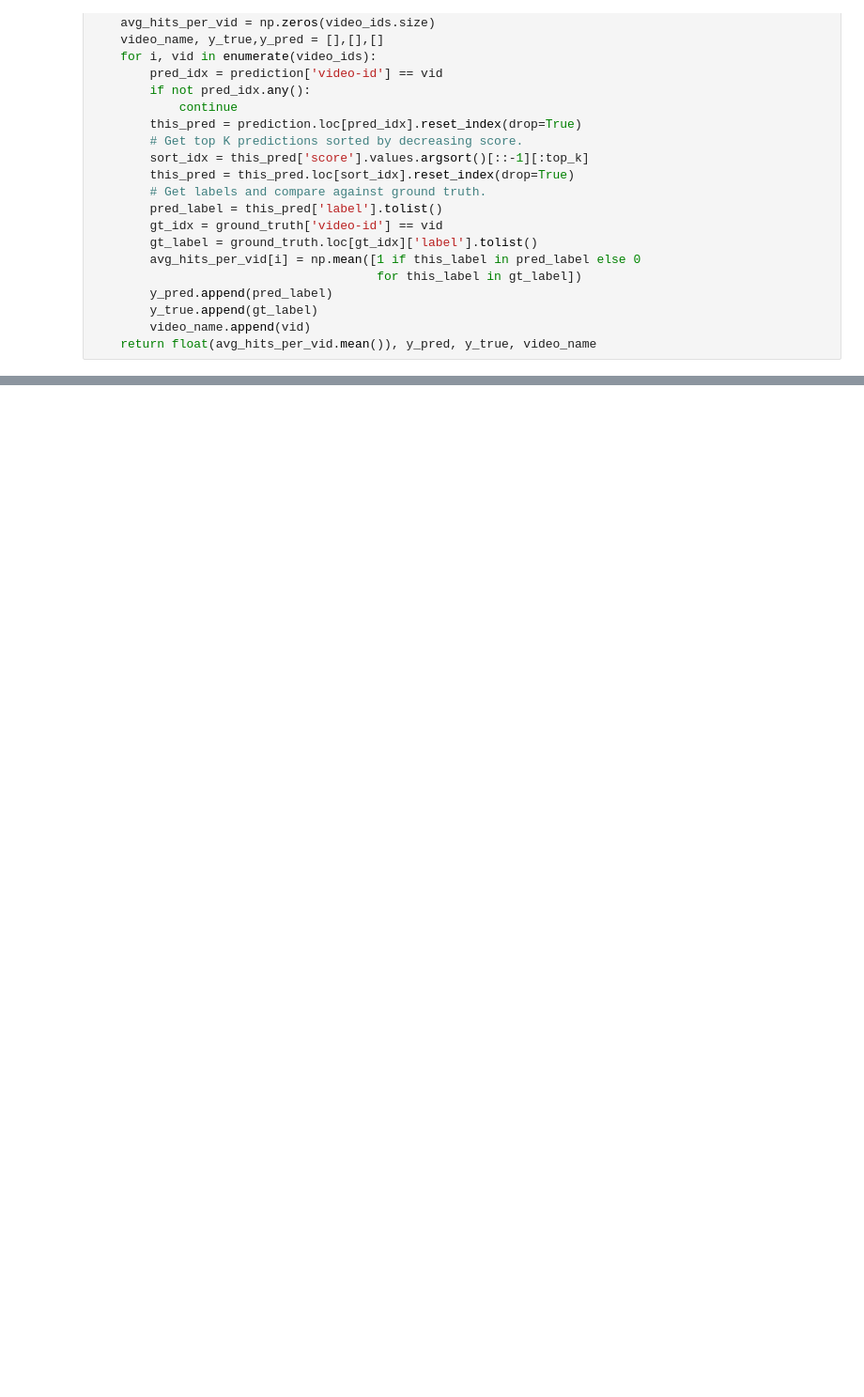
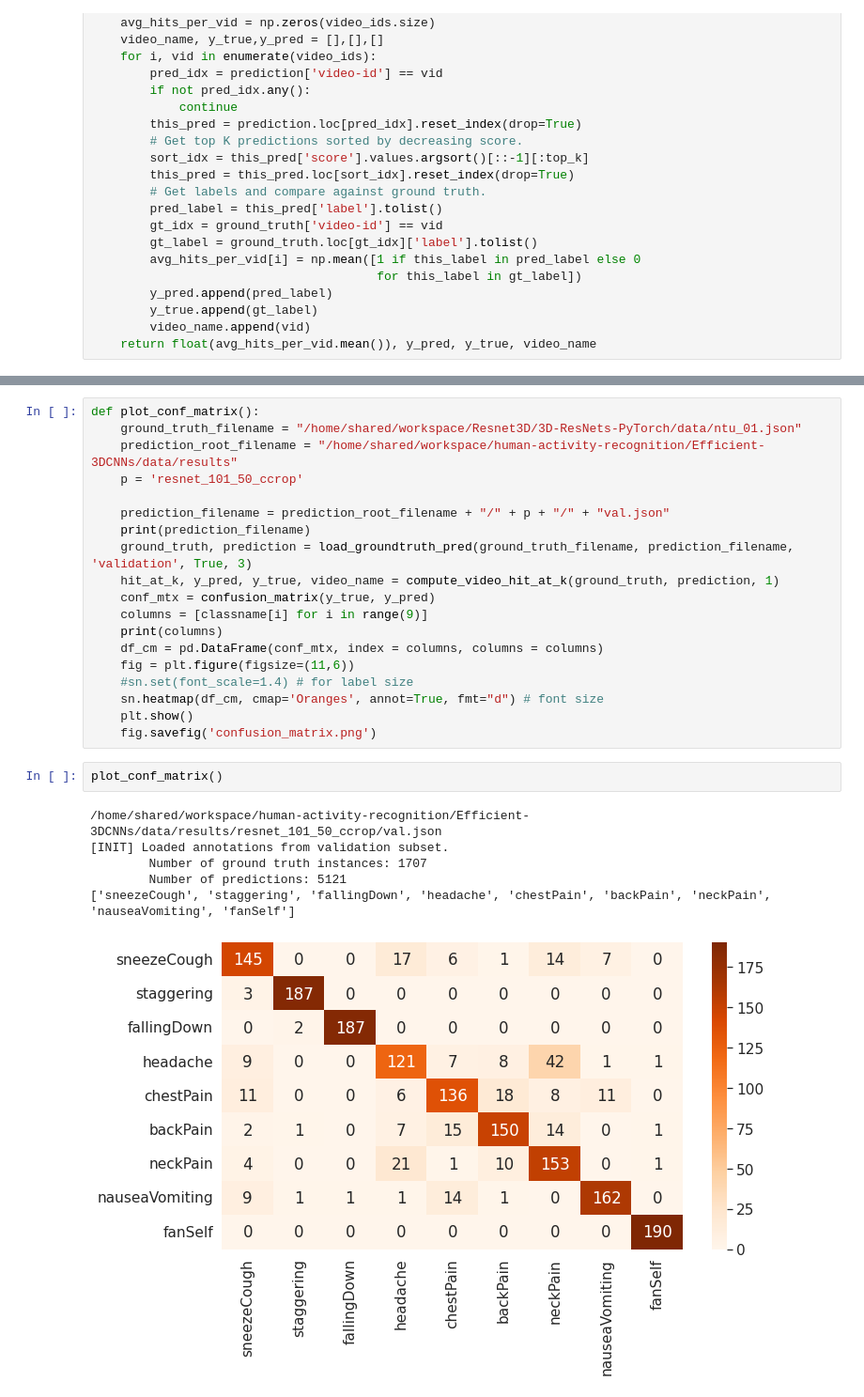
Before and after one commit to reetikaag/human-activity-recognition, a Jupyter notebook: Efficient-3DCNNs/Evaluate_metrics.ipynb, the cells around one changed output, grey strips where cells are left out. Shown at 94% size. Cells and saved outputs as stored; diff of their text form; blank space fills up the shorter version.

```diff
--- a/Efficient-3DCNNs/Evaluate_metrics.ipynb
+++ b/Efficient-3DCNNs/Evaluate_metrics.ipynb
@@ -207,0 +279,28 @@ evaluate(ground_truth, prediction, top_k, True )
+# %%
+def plot_conf_matrix():
+    ground_truth_filename = "/home/shared/workspace/Resnet3D/3D-ResNets-PyTorch/data/ntu_01.json"
+    prediction_root_filename = "/home/shared/workspace/human-activity-recognition/Efficient-3DCNNs/data/results"
+    p = 'resnet_101_50_ccrop'
+
+    prediction_filename = prediction_root_filename + "/" + p + "/" + "val.json"
+    print(prediction_filename)
+    ground_truth, prediction = load_groundtruth_pred(ground_truth_filename, prediction_filename, 'validation', True, 3)
+    hit_at_k, y_pred, y_true, video_name = compute_video_hit_at_k(ground_truth, prediction, 1)
+    conf_mtx = confusion_matrix(y_true, y_pred)
+    columns = [classname[i] for i in range(9)]
+    print(columns)
+    df_cm = pd.DataFrame(conf_mtx, index = columns, columns = columns)
+    fig = plt.figure(figsize=(11,6))
+    #sn.set(font_scale=1.4) # for label size
+    sn.heatmap(df_cm, cmap='Oranges', annot=True, fmt="d") # font size
+    plt.show()
+    fig.savefig('confusion_matrix.png')
+# %%
+plot_conf_matrix()
+# %% [output]
+/home/shared/workspace/human-activity-recognition/Efficient-3DCNNs/data/results/resnet_101_50_ccrop/val.json
+[INIT] Loaded annotations from validation subset.
+        Number of ground truth instances: 1707
+        Number of predictions: 5121
+['sneezeCough', 'staggering', 'fallingDown', 'headache', 'chestPain', 'backPain', 'neckPain', 'nauseaVomiting', 'fanSelf']
+[figure, added]
```
Also changed, not shown: parts of 16 cells of this notebook, 24 other files.
